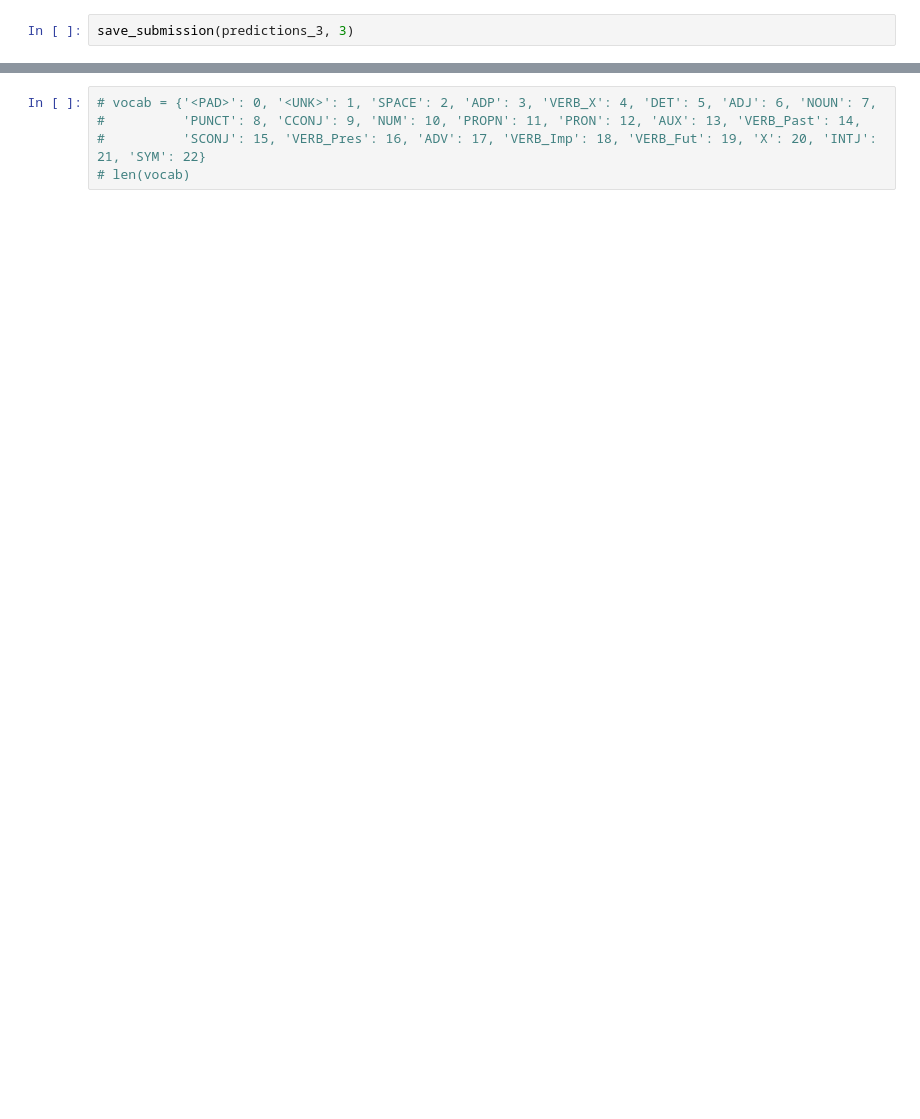
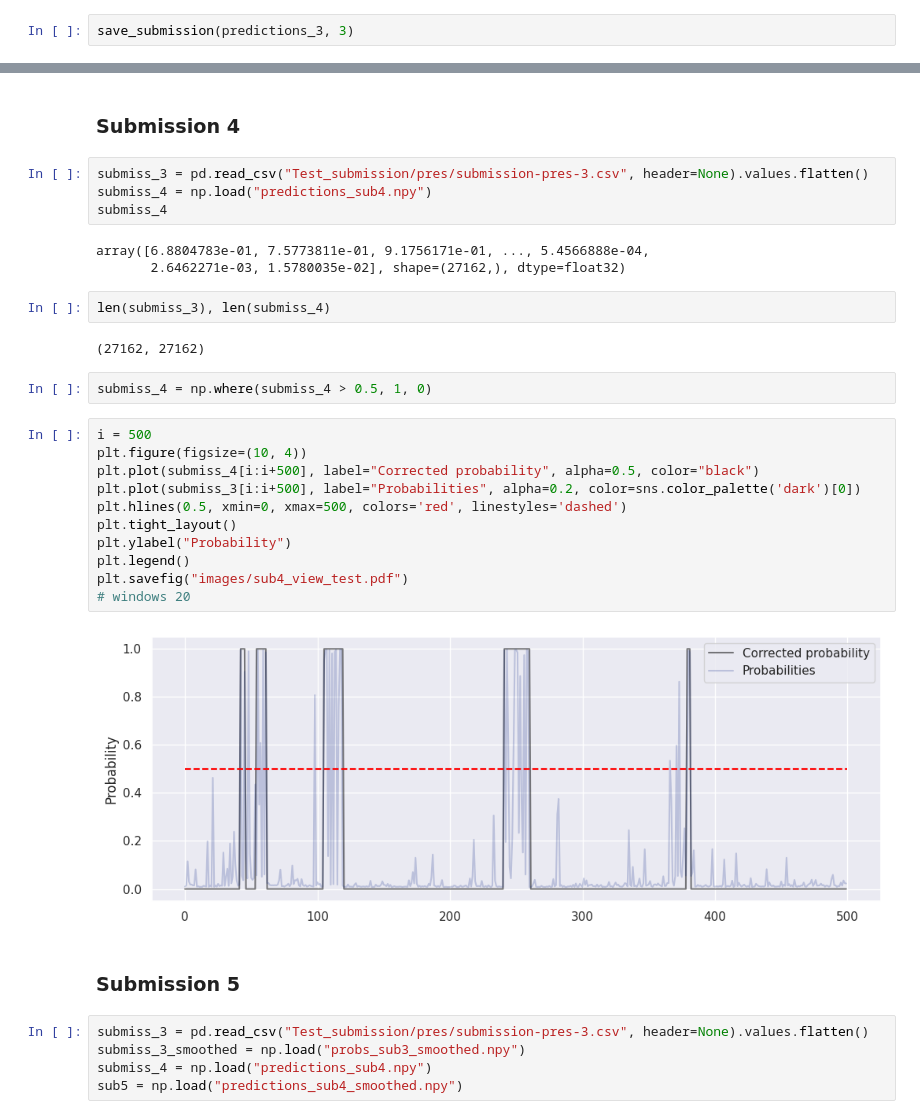
Before and after one commit to alan-man/tal-projet, a Jupyter notebook: pres_submission.ipynb, the cells around one changed output, grey strips where cells are left out. Saved outputs shown, nothing was run; the diff lists cells and outputs as text; blank space fills up the shorter version.

```diff
--- a/pres_submission.ipynb
+++ b/pres_submission.ipynb
@@ -744,5 +578,35 @@ print(np.unique(np.where(ypred_train_prob_scaled[:, 1] > 0.5, 1, 0), return_coun
-# %%
-# vocab = {'<PAD>': 0, '<UNK>': 1, 'SPACE': 2, 'ADP': 3, 'VERB_X': 4, 'DET': 5, 'ADJ': 6, 'NOUN': 7,
-#          'PUNCT': 8, 'CCONJ': 9, 'NUM': 10, 'PROPN': 11, 'PRON': 12, 'AUX': 13, 'VERB_Past': 14,
-#          'SCONJ': 15, 'VERB_Pres': 16, 'ADV': 17, 'VERB_Imp': 18, 'VERB_Fut': 19, 'X': 20, 'INTJ': 21, 'SYM': 22}
-# len(vocab)
+# %% [markdown]
+### Submission 4
+# %%
+submiss_3 = pd.read_csv("Test_submission/pres/submission-pres-3.csv", header=None).values.flatten()
+submiss_4 = np.load("predictions_sub4.npy")
+submiss_4
+# %% [output]
+array([6.8804783e-01, 7.5773811e-01, 9.1756171e-01, ..., 5.4566888e-04,
+       2.6462271e-03, 1.5780035e-02], shape=(27162,), dtype=float32)
+# %%
+len(submiss_3), len(submiss_4)
+# %% [output]
+(27162, 27162)
+# %%
+submiss_4 = np.where(submiss_4 > 0.5, 1, 0)
+# %%
+i = 500
+plt.figure(figsize=(10, 4))
+plt.plot(submiss_4[i:i+500], label="Corrected probability", alpha=0.5, color="black")
+plt.plot(submiss_3[i:i+500], label="Probabilities", alpha=0.2, color=sns.color_palette('dark')[0])
+plt.hlines(0.5, xmin=0, xmax=500, colors='red', linestyles='dashed')
+plt.tight_layout()
+plt.ylabel("Probability")
+plt.legend()
+plt.savefig("images/sub4_view_test.pdf")
+# windows 20
+# %% [output]
+[figure, added]
+# %% [markdown]
+### Submission 5
+# %%
+submiss_3 = pd.read_csv("Test_submission/pres/submission-pres-3.csv", header=None).values.flatten()
+submiss_3_smoothed = np.load("probs_sub3_smoothed.npy")
+submiss_4 = np.load("predictions_sub4.npy")
+sub5 = np.load("predictions_sub4_smoothed.npy")
```
Also changed, not shown: parts of 38 cells of this notebook, 9 other files.
